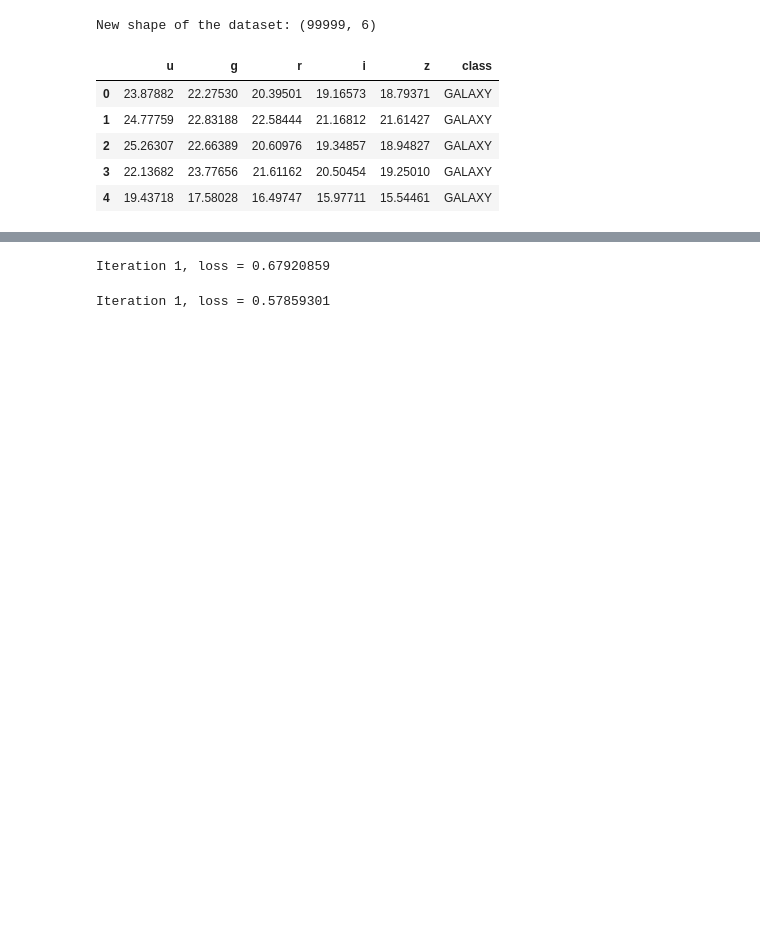
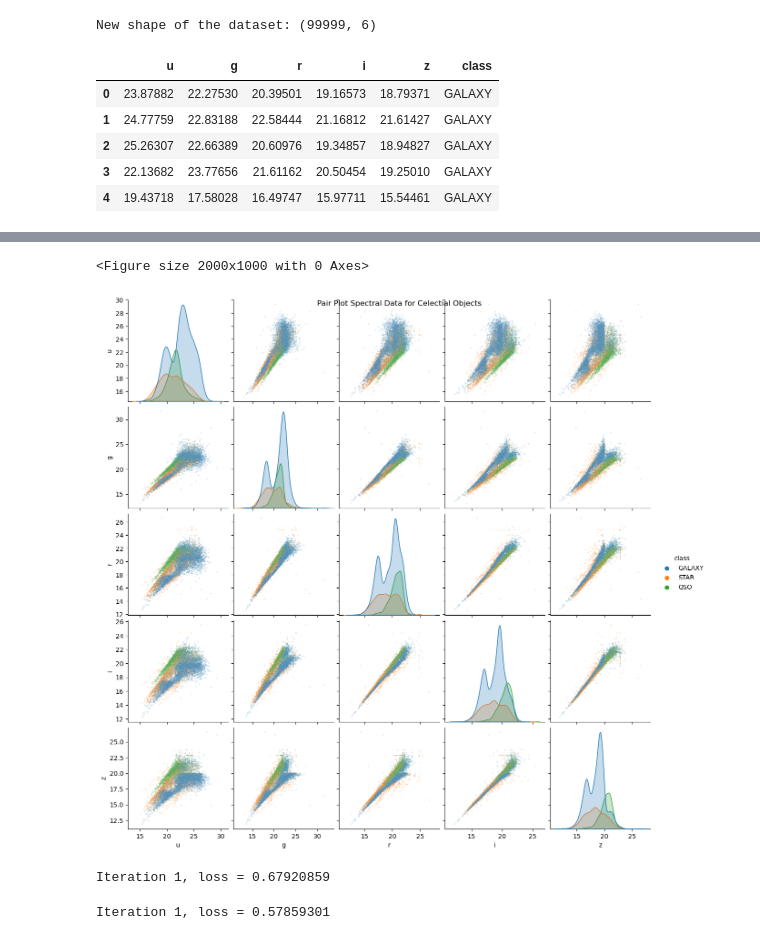
Before and after one commit to l-velazquez/Final_ML_project, a Jupyter notebook: Astro_ML.ipynb, the cells around one changed output, grey strips where cells are left out. Cells and saved outputs as stored; diff of their text form; code cells hidden in the pictures; blank space fills up the shorter version.

```diff
--- a/Astro_ML.ipynb
+++ b/Astro_ML.ipynb
@@ -112,3 +121,14 @@ plt.tight_layout()
+# %%
+sf=spectral_features.iloc[np.random.permutation(spectral_features.shape[0])[0:10000]]
+# %%
+plt.figure(figsize=(20, 10))
+pp = sns.pairplot(data=sf, hue="class", plot_kws=dict(s=4,alpha=0.2))
+pp.fig.suptitle("Pair Plot Spectral Data for Celectial Objects")
+plt.savefig("PairPlot-spectral-data-celectial-obj.png")
+plt.show()
+# %% [output]
+<Figure size 2000x1000 with 0 Axes>
+[figure, added]
 # %%
 features = spectral_features[['u', 'g', 'r', 'i', 'z']]  # Independent variables
 target = spectral_features['class']  # Dependent variable
```
Also changed, not shown: parts of 12 cells of this notebook, 2 other files.
